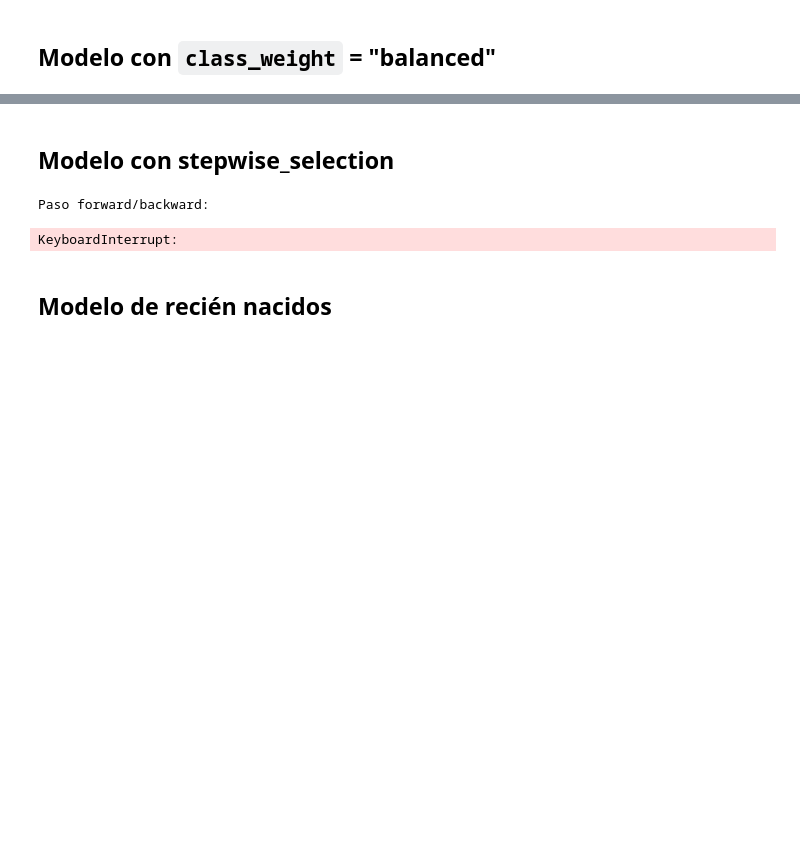
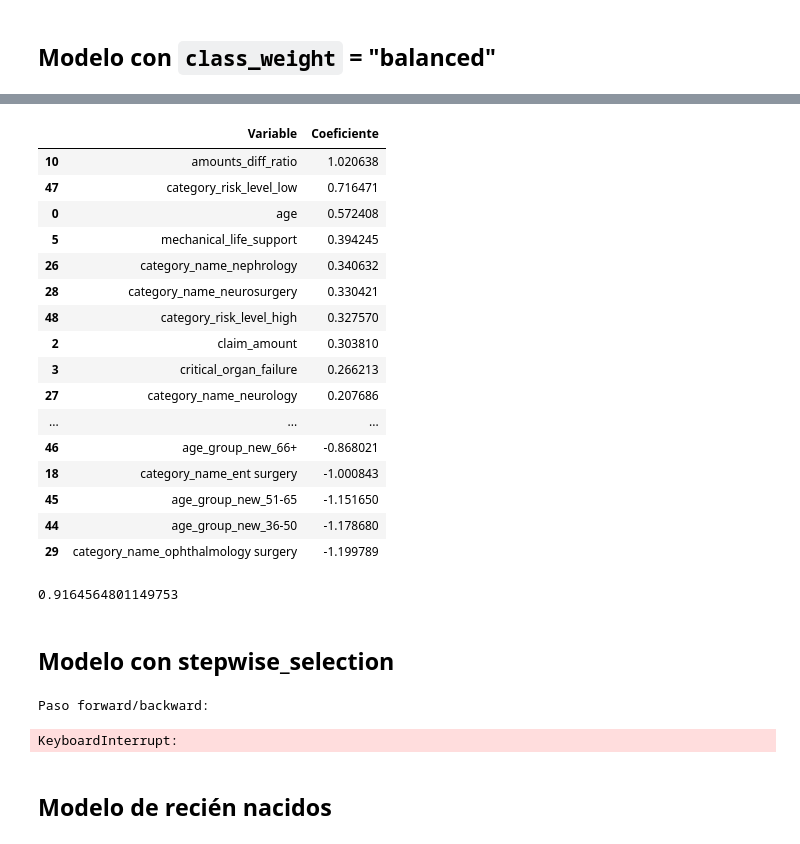
Before and after one commit to thomas-sagredo/NTR-Arogyaseva-analysis, a Jupyter notebook: notebooks/04_regresion_logistica.ipynb, the cells around one changed output, grey strips where cells are left out. Cells and saved outputs as stored; diff of their text form; code cells hidden in the pictures; blank space fills up the shorter version.

```diff
--- a/notebooks/04_regresion_logistica.ipynb
+++ b/notebooks/04_regresion_logistica.ipynb
@@ -75,5 +79,10 @@ obj_cardinalidad = obj_cardinalidad[obj_cardinalidad<30]
 obj_cols = obj_cardinalidad.index.tolist()
 obj_cols.remove("mortality y / n")
 obj_cols.remove("category_code")
+obj_cols.remove("hosp_district")
+obj_cols.remove("district_name")
+obj_cols.remove("caste_name")
+obj_cols.remove("src_registration")
+obj_cols.append("category_risk_level")
 obj_cols
 # %% [output]
@@ -167,3 +236,37 @@ plt.show()
+# %%
+coefs_df = pd.DataFrame({
+    "Variable": covariables,
+    "Coeficiente": pipeline.named_steps["clf"].coef_[0]
+})
+
+coefs_df = coefs_df.sort_values(by="Coeficiente", ascending=False)
+coefs_df
+# %% [output]
+|  | Variable | Coeficiente |
+| 10 | amounts_diff_ratio | 1.020638 |
+| 47 | category_risk_level_low | 0.716471 |
+| 0 | age | 0.572408 |
+| 5 | mechanical_life_support | 0.394245 |
+| 26 | category_name_nephrology | 0.340632 |
+| 28 | category_name_neurosurgery | 0.330421 |
+| 48 | category_risk_level_high | 0.327570 |
+| 2 | claim_amount | 0.303810 |
+| 3 | critical_organ_failure | 0.266213 |
+| 27 | category_name_neurology | 0.207686 |
+| ... | ... | ... |
+| 46 | age_group_new_66+ | -0.868021 |
+| 18 | category_name_ent surgery | -1.000843 |
+| 45 | age_group_new_51-65 | -1.151650 |
+| 44 | age_group_new_36-50 | -1.178680 |
+| 29 | category_name_ophthalmology surgery | -1.199789 |
+# %%
+from sklearn.metrics import roc_curve, auc
+y_pred_proba = pipeline.predict_proba(X_test)[:, 1]
+fpr, tpr, _ = roc_curve(y_test, y_pred_proba)
+roc_auc = auc(fpr, tpr)
+roc_auc
+# %% [output]
+0.9164564801149753
 # %% [markdown]
 ## Modelo con stepwise_selection
 # %%
```
Also changed, not shown: parts of 17 cells of this notebook.
